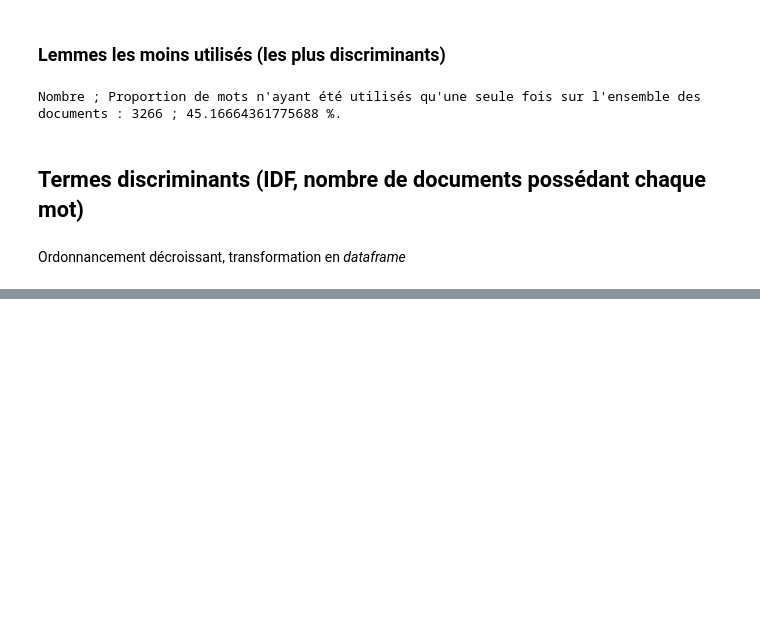
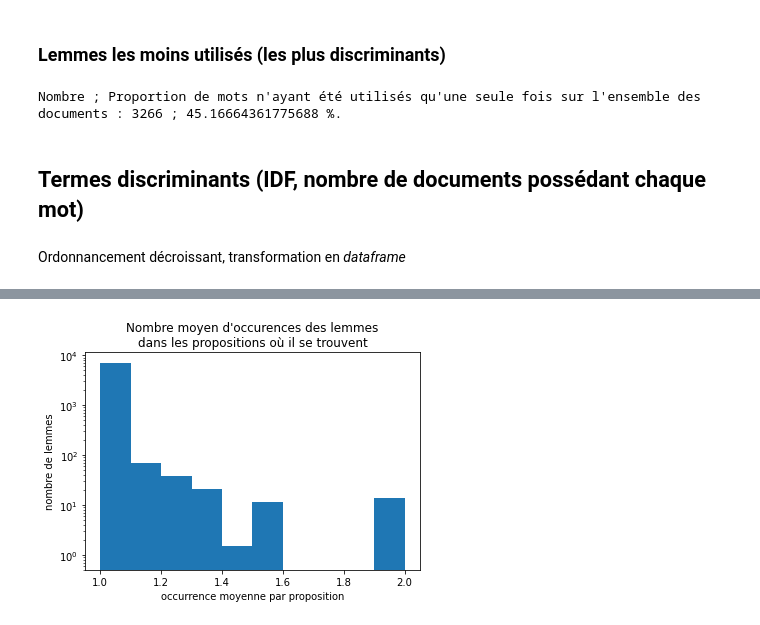
Before and after one commit to dmkant/projet-statistique-2022, a Jupyter notebook: stats_descriptives/descriptif_mots.ipynb, the cells around one changed output, grey strips where cells are left out. Drawn from its saved outputs; the diff is of its cells as text; code cells hidden in the pictures; blank space fills up the shorter version.

```diff
--- a/stats_descriptives/descriptif_mots.ipynb
+++ b/stats_descriptives/descriptif_mots.ipynb
@@ -106,0 +133,11 @@ fig.show()
+# %%
+df.sort_values(['DF'], inplace = True, ascending = False)
+df["Nombre de propositions"] = df["DF (absolu)"]
+px.bar(df.iloc[:10,:], x = 'Lemme', y = 'Nombre de propositions', title = "Présence des lemmes dans les différentes propositions")
+# %%
+plt.hist(df["Nombre moyen par document"], log = True, bottom = .5)
+plt.xlabel("occurrence moyenne par proposition")
+plt.ylabel("nombre de lemmes")
+_ = plt.title("Nombre moyen d'occurences des lemmes\ndans les propositions où il se trouvent")
+# %% [output]
+[figure, added]
```
Also changed, not shown: parts of 12 cells of this notebook, 1 other file.
